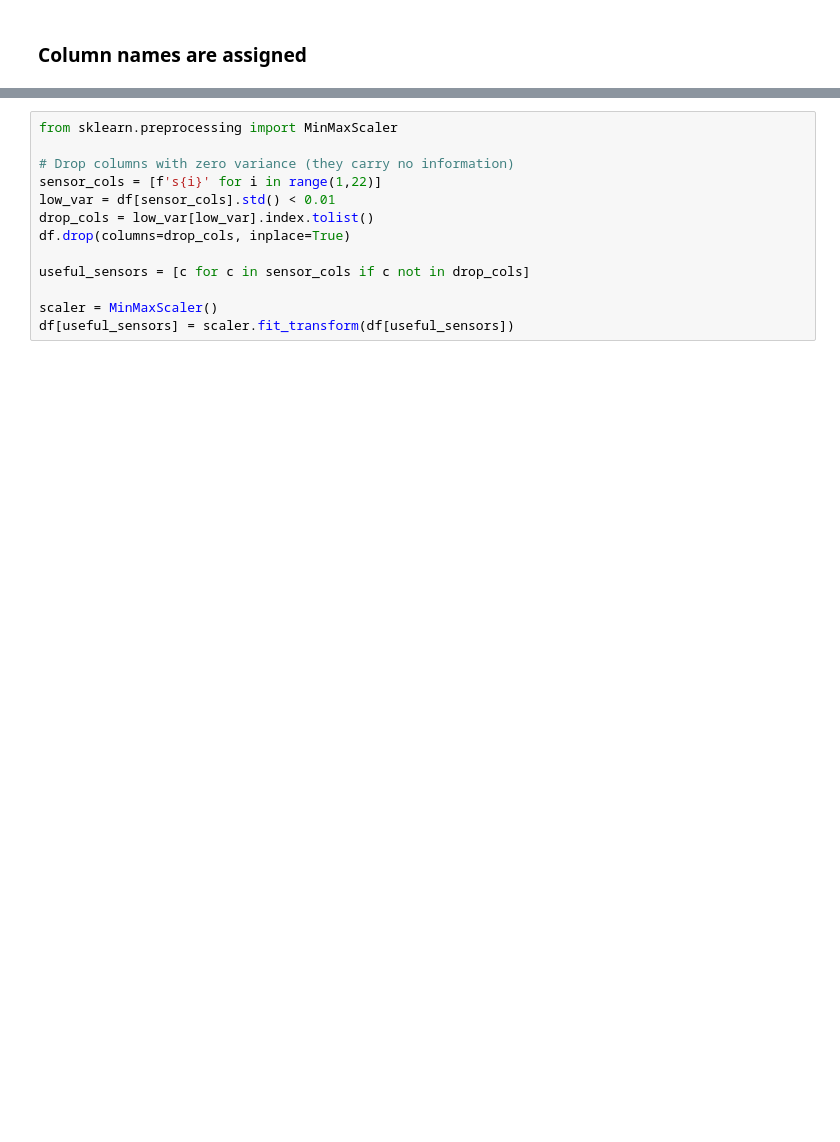
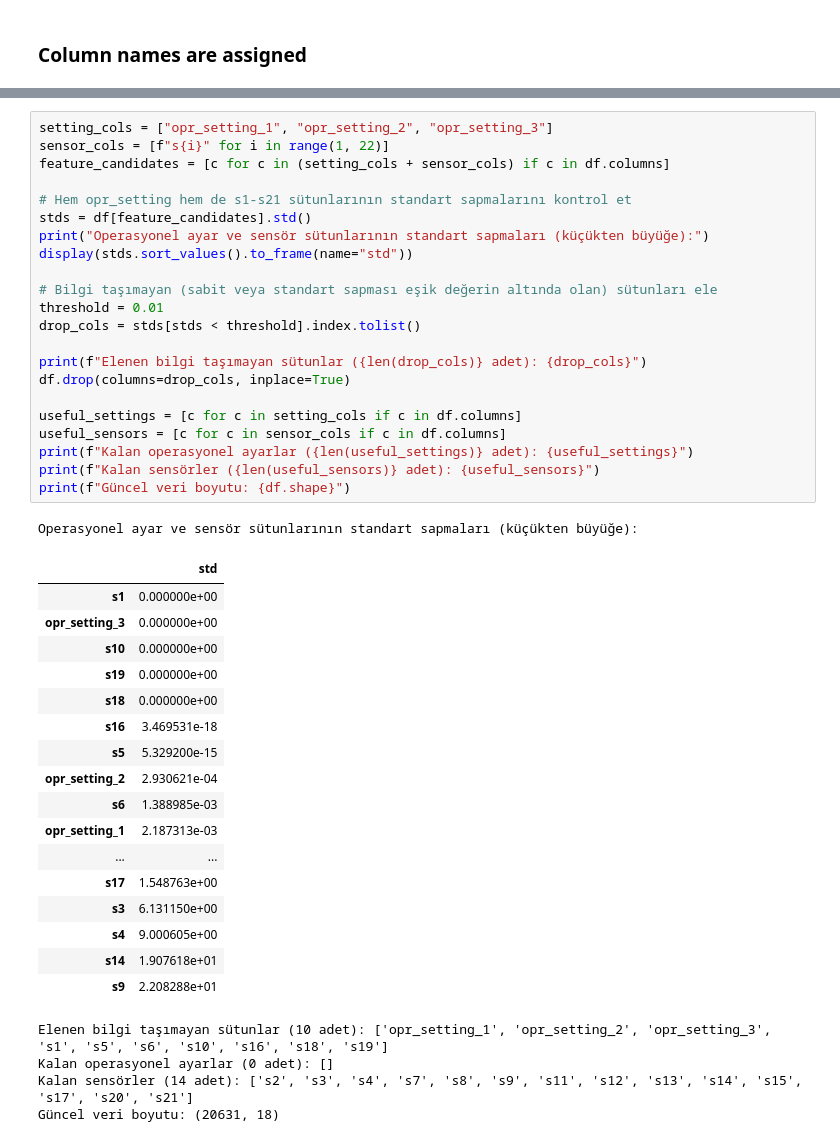
Before and after one commit to elifesin/predictive-maintenance, a Jupyter notebook: notebooks/_eda.ipynb, the cells around one changed output, grey strips where cells are left out. Drawn from its saved outputs; the diff is of its cells as text; blank space fills up the shorter version.

```diff
--- a/notebooks/_eda.ipynb
+++ b/notebooks/_eda.ipynb
@@ -36,16 +50,48 @@ Average live: 206.31 cycle
 # %%
-from sklearn.preprocessing import MinMaxScaler
+setting_cols = ["opr_setting_1", "opr_setting_2", "opr_setting_3"]
+sensor_cols = [f"s{i}" for i in range(1, 22)]
+feature_candidates = [c for c in (setting_cols + sensor_cols) if c in df.columns]
 
-# Drop columns with zero variance (they carry no information)
-sensor_cols = [f's{i}' for i in range(1,22)]
-low_var = df[sensor_cols].std() < 0.01
-drop_cols = low_var[low_var].index.tolist()
+# Hem opr_setting hem de s1-s21 sütunlarının standart sapmalarını kontrol et
+stds = df[feature_candidates].std()
+print("Operasyonel ayar ve sensör sütunlarının standart sapmaları (küçükten büyüğe):")
+display(stds.sort_values().to_frame(name="std"))
+
+# Bilgi taşımayan (sabit veya standart sapması eşik değerin altında olan) sütunları ele
+threshold = 0.01
+drop_cols = stds[stds < threshold].index.tolist()
+
+print(f"Elenen bilgi taşımayan sütunlar ({len(drop_cols)} adet): {drop_cols}")
 df.drop(columns=drop_cols, inplace=True)
 
-useful_sensors = [c for c in sensor_cols if c not in drop_cols]
-
-scaler = MinMaxScaler()
-df[useful_sensors] = scaler.fit_transform(df[useful_sensors])
+useful_settings = [c for c in setting_cols if c in df.columns]
+useful_sensors = [c for c in sensor_cols if c in df.columns]
+print(f"Kalan operasyonel ayarlar ({len(useful_settings)} adet): {useful_settings}")
+print(f"Kalan sensörler ({len(useful_sensors)} adet): {useful_sensors}")
+print(f"Güncel veri boyutu: {df.shape}")
+# %% [output]
+Operasyonel ayar ve sensör sütunlarının standart sapmaları (küçükten büyüğe):
+|  | std |
+| s1 | 0.000000e+00 |
+| opr_setting_3 | 0.000000e+00 |
+| s10 | 0.000000e+00 |
+| s19 | 0.000000e+00 |
+| s18 | 0.000000e+00 |
+| s16 | 3.469531e-18 |
+| s5 | 5.329200e-15 |
+| opr_setting_2 | 2.930621e-04 |
+| s6 | 1.388985e-03 |
+| opr_setting_1 | 2.187313e-03 |
+| ... | ... |
+| s17 | 1.548763e+00 |
+| s3 | 6.131150e+00 |
+| s4 | 9.000605e+00 |
+| s14 | 1.907618e+01 |
+| s9 | 2.208288e+01 |
+Elenen bilgi taşımayan sütunlar (10 adet): ['opr_setting_1', 'opr_setting_2', 'opr_setting_3', 's1', 's5', 's6', 's10', 's16', 's18', 's19']
+Kalan operasyonel ayarlar (0 adet): []
+Kalan sensörler (14 adet): ['s2', 's3', 's4', 's7', 's8', 's9', 's11', 's12', 's13', 's14', 's15', 's17', 's20', 's21']
+Güncel veri boyutu: (20631, 18)
 # %%
 df.shape
 # %% [output]
```
Also changed, not shown: parts of 13 cells of this notebook.
